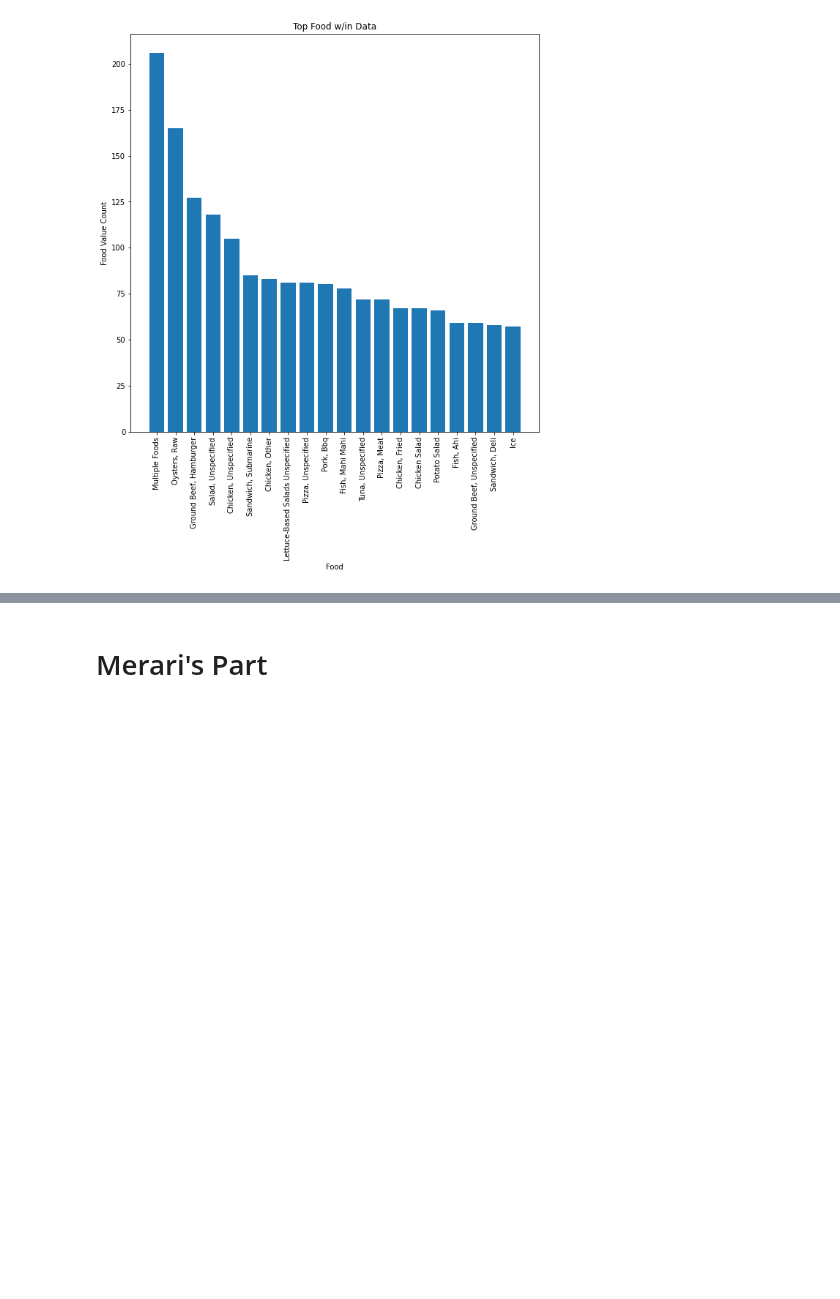
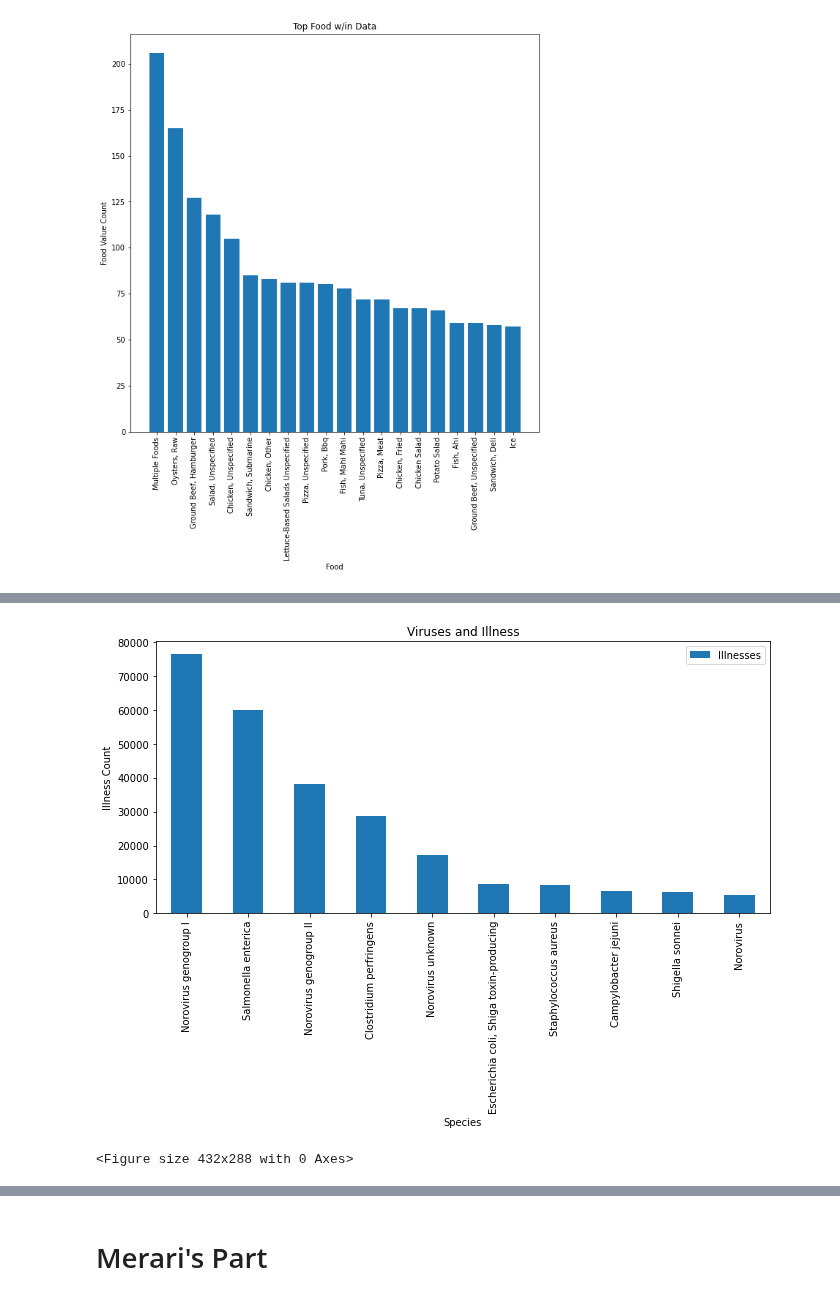
Before and after one commit to DINHC/foodborneillness, a Jupyter notebook: Foodborne_illness.ipynb, the cells around one changed output, grey strips where cells are left out. Cells and saved outputs as stored; diff of their text form; code cells hidden in the pictures; blank space fills up the shorter version.

```diff
--- a/Foodborne_illness.ipynb
+++ b/Foodborne_illness.ipynb
@@ -204,0 +263,14 @@ plt.show()
+# %%
+foodv = outbreaks_df.groupby(["Species"]).sum()["Illnesses"].sort_values(ascending=False).to_frame().head(10)
+# %%
+
+foodv.plot(kind="bar", figsize=(11,5))
+
+plt.title("Viruses and Illness")
+plt.ylabel('Illness Count')
+plt.savefig('Virus&Ill(Bar).png', bbox_inches='tight')
+plt.show()
+plt.tight_layout()
+# %% [output]
+[figure, added]
+<Figure size 432x288 with 0 Axes>
```
Also changed, not shown: parts of 9 cells of this notebook, 5 other files.
